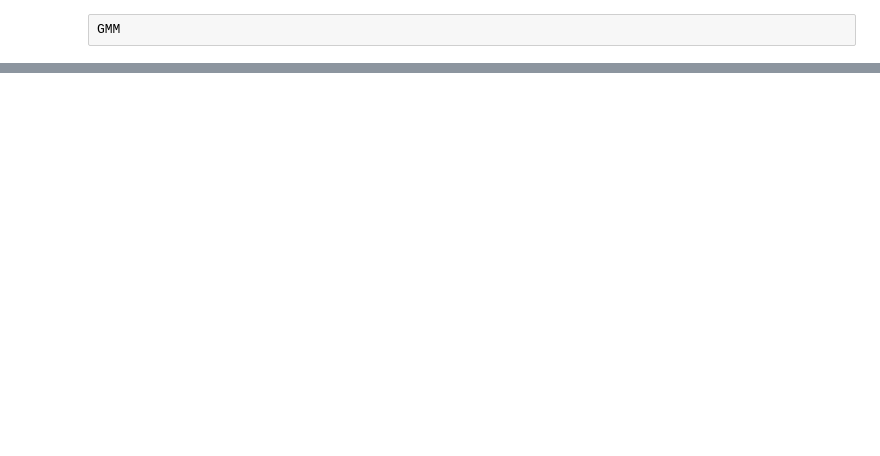
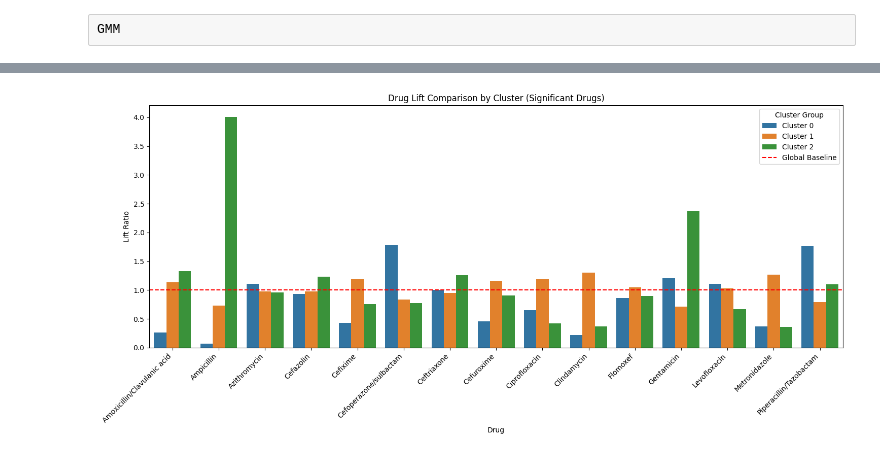
Before and after one commit to adsf98171/Portfolio, a Jupyter notebook: Spesis/code/anti_modeling_site_penalty_recall _GMM.ipynb, the cells around one changed output, grey strips where cells are left out. Saved outputs shown, nothing was run; the diff lists cells and outputs as text; code cells hidden in the pictures; blank space fills up the shorter version.

```diff
--- a/Spesis/code/anti_modeling_site_penalty_recall _GMM.ipynb
+++ b/Spesis/code/anti_modeling_site_penalty_recall _GMM.ipynb
@@ -553,0 +559,10 @@ len(X_train[X_train['cluster'] == 0]), len(X_train[X_train['cluster'] == 1]), le
+# %%
+#看看每個cluster的抗生素種類和分配
+X_train_cluster = X_train.copy()
+df_analysis = pd.concat([X_train_cluster, y_train], axis=1)
+# %%
+for c in sorted(df_analysis['cluster'].unique()):
+    print(f"cluster {c}")
+    subset = df_analysis[df_analysis['cluster'] == c]
+    drug_rate = subset[y_train.columns].mean().sort_values(ascending=False)
+    print(drug_rate.head(15))
@@ -553,0 +587,10 @@ len(X_train[X_train['cluster'] == 0]), len(X_train[X_train['cluster'] == 1]), le
+# %%
+# 相對提升
+global_rate = y_train.mean()
+
+for c in sorted(df_analysis['cluster'].unique()):
+    print(f"cluster {c}")
+    subset = df_analysis[df_analysis['cluster'] == c]
+    cluster_rate = subset[y_train.columns].mean()
+    lift = (cluster_rate / global_rate).sort_values(ascending=False) # 明顯偏?
+    print(lift.head(15))
@@ -553,0 +615,38 @@ len(X_train[X_train['cluster'] == 0]), len(X_train[X_train['cluster'] == 1]), le
+# %%
+# 1. 整理資料存入 list
+lift_records = []
+global_rate = y_train.mean()
+
+for c in sorted(df_analysis['cluster'].unique()):
+    subset = df_analysis[df_analysis['cluster'] == c]
+    cluster_rate = subset[y_train.columns].mean()
+    lift = (cluster_rate / global_rate)
+
+    for drug, val in lift.items():
+        lift_records.append({
+            'Cluster': f'Cluster {c}',
+            'Drug': drug,
+            'Lift': val
+        })
+
+df_lift_plot = pd.DataFrame(lift_records)
+
+# 2. 繪圖：只挑出 Lift 較顯著的藥物（例如 Lift > 1.5 的藥物）
+# 否則藥物太多圖會擠在一起
+significant_drugs = df_lift_plot[df_lift_plot['Lift'] > 1.0]['Drug'].unique()
+df_filtered = df_lift_plot[df_lift_plot['Drug'].isin(significant_drugs)]
+
+plt.figure(figsize=(15, 7))
+sns.barplot(data=df_filtered, x='Drug', y='Lift', hue='Cluster')
+
+# 畫一條紅線代表基準線 (Lift=1)
+plt.axhline(1, ls='--', color='red', label='Global Baseline')
+
+plt.title('Drug Lift Comparison by Cluster (Significant Drugs)')
+plt.xticks(rotation=45, ha='right')
+plt.ylabel('Lift Ratio')
+plt.legend(title='Cluster Group')
+plt.tight_layout()
+plt.show()
+# %% [output]
+[figure, added]
```
Also changed, not shown: parts of 52 cells of this notebook, 3 other files.
